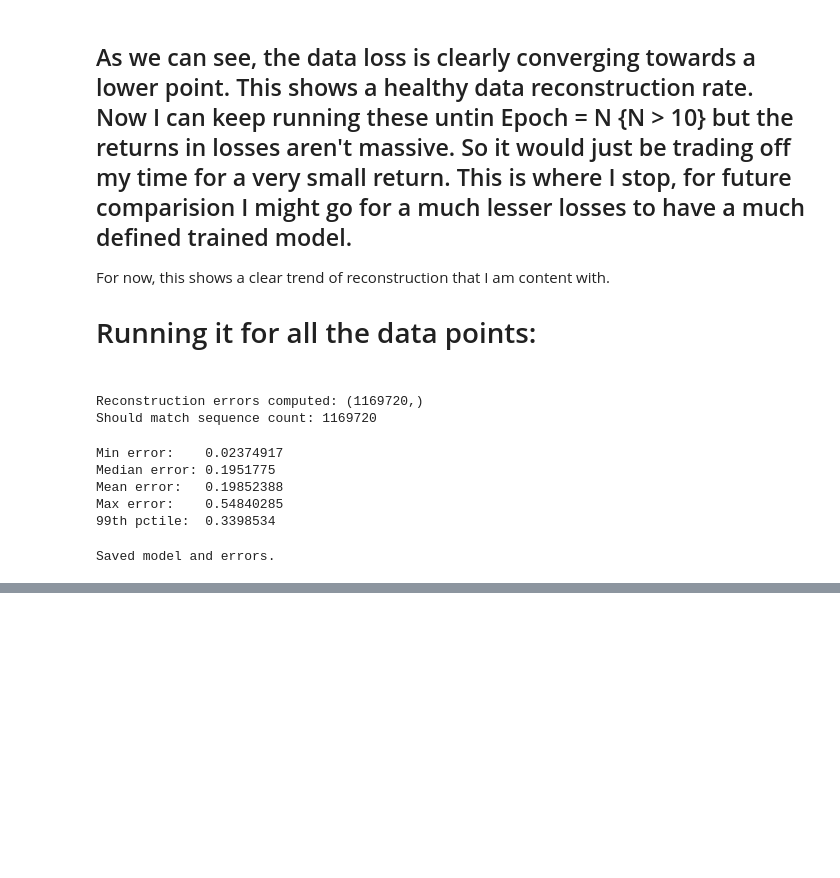
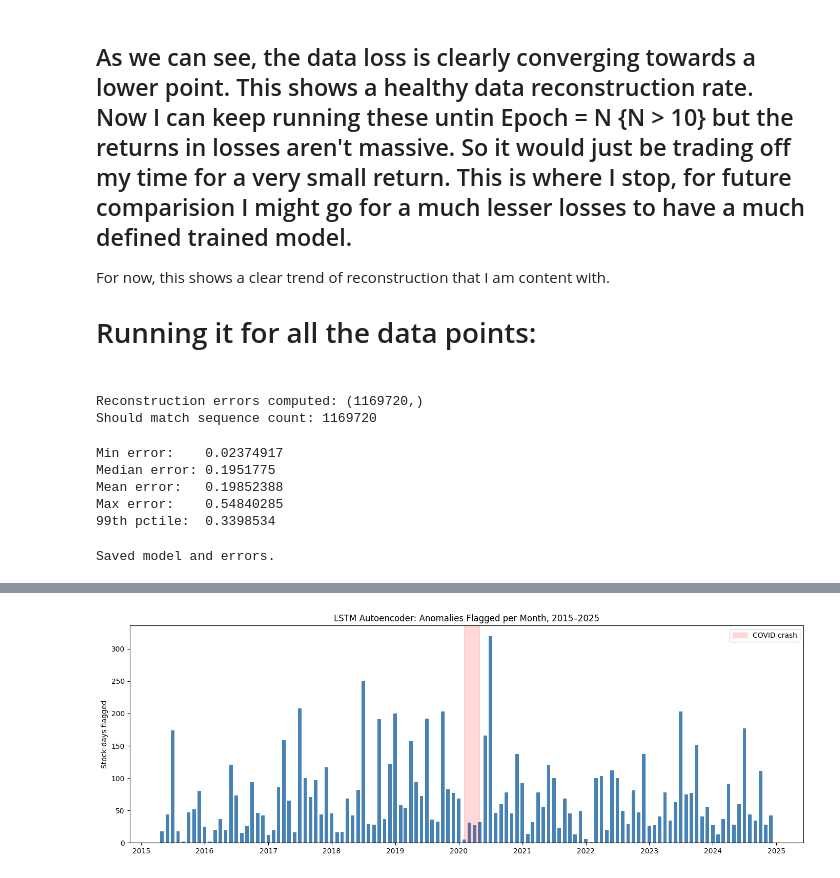
Before and after one commit to dyadav1-cloud/market-anomaly-detection, a Jupyter notebook: notebooks/04_lstm_autoencoder.ipynb, the cells around one changed output, grey strips where cells are left out. Drawn from its saved outputs; the diff is of its cells as text; code cells hidden in the pictures; blank space fills up the shorter version.

```diff
--- a/notebooks/04_lstm_autoencoder.ipynb
+++ b/notebooks/04_lstm_autoencoder.ipynb
@@ -259,0 +614,17 @@ Saved model and errors.
+# %%
+flagged = lstm_results[lstm_results["lstm_anomaly"]]
+monthly = flagged.groupby(flagged.index.get_level_values("Date").to_period("M")).size()
+monthly.index = monthly.index.to_timestamp()
+
+fig, ax = plt.subplots(figsize=(14, 5))
+ax.bar(monthly.index, monthly.values, width=20, color="steelblue")
+ax.axvspan(pd.Timestamp("2020-02-01"), pd.Timestamp("2020-04-30"),
+           color="red", alpha=0.15, label="COVID crash")
+ax.set_title("LSTM Autoencoder: Anomalies Flagged per Month, 2015–2025")
+ax.set_ylabel("Stock-days flagged")
+ax.legend()
+plt.tight_layout()
+plt.show()
+fig.savefig("../results/lstm_monthly_flags.png", dpi=150, bbox_inches="tight")
+# %% [output]
+[figure, added]
```
Also changed, not shown: parts of 27 cells of this notebook, 3 other files.
